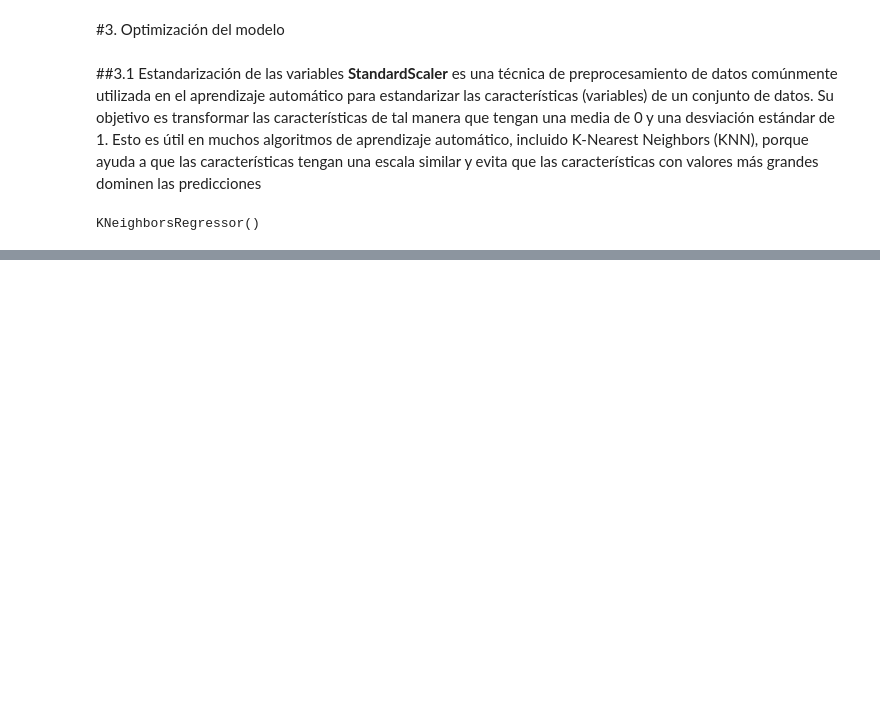
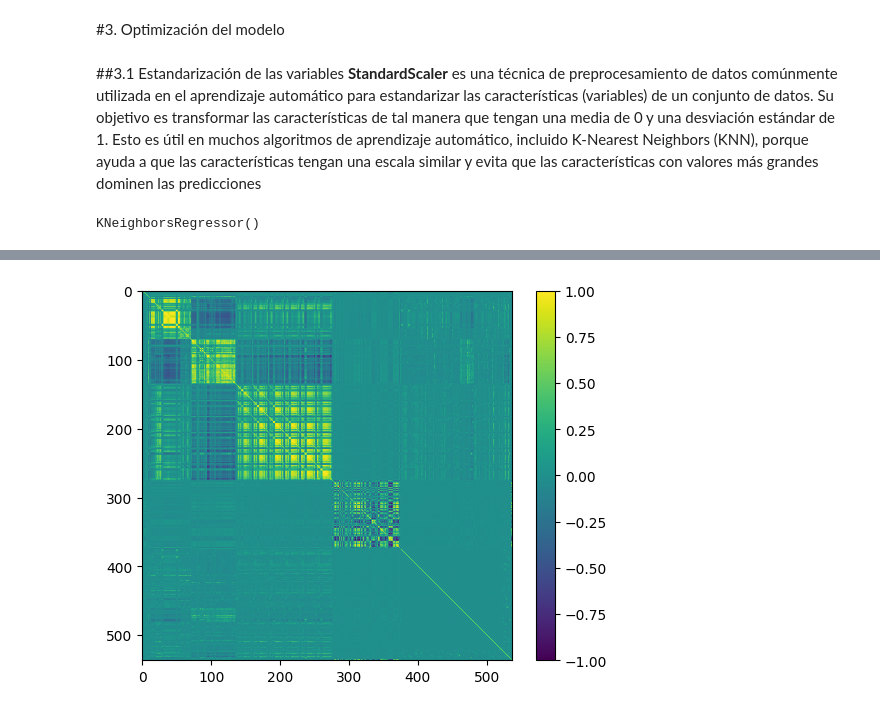
Before and after one commit to jadercaro/Mercado-inmobiliario-ruso-de-Sberbank, a Jupyter notebook: 03_Modelo_KNN.ipynb, the cells around one changed output, grey strips where cells are left out. Drawn from its saved outputs; the diff is of its cells as text; code cells hidden in the pictures; blank space fills up the shorter version.

```diff
--- a/03_Modelo_KNN.ipynb
+++ b/03_Modelo_KNN.ipynb
@@ -39,6 +48,10 @@ dataset = pd.read_csv('dataset_codificada.csv')
 # %% [markdown]
 #1. Separamos el dataset de entramiento al de validación
 Usamos solo el 25% para validación y el 75% para entrenamiento del modelo
+# %%
+columns = ['build_year','kitch_sq','full_sq','life_sq']
+for col in columns:
+  dataset[col] = np.expm1(dataset[col])
 # %%
 X = dataset.drop('price_doc', axis=1)
 y = np.expm1(dataset['price_doc'])
@@ -77,7 +90,7 @@ RMSLE (Error Cuadrático Medio de la Raíz Logarítmica): Esta métrica nos indi
 # %%
 df = dataset.copy()
 # %%
-scaler = MinMaxScaler()
+scaler = StandardScaler()
 for col in df.drop(columns=['price_doc']).columns:
   column_to_normalize = df[col]
   column_to_normalize = column_to_normalize.values.reshape(-1, 1)
@@ -104,0 +130,7 @@ MAE: 2417394.1506957207
+# %%
+co=df.corr()
+plt.imshow(co.values)
+plt.colorbar()
+plt.show()
+# %% [output]
+[figure, added]
```
Also changed, not shown: parts of 36 cells of this notebook.
